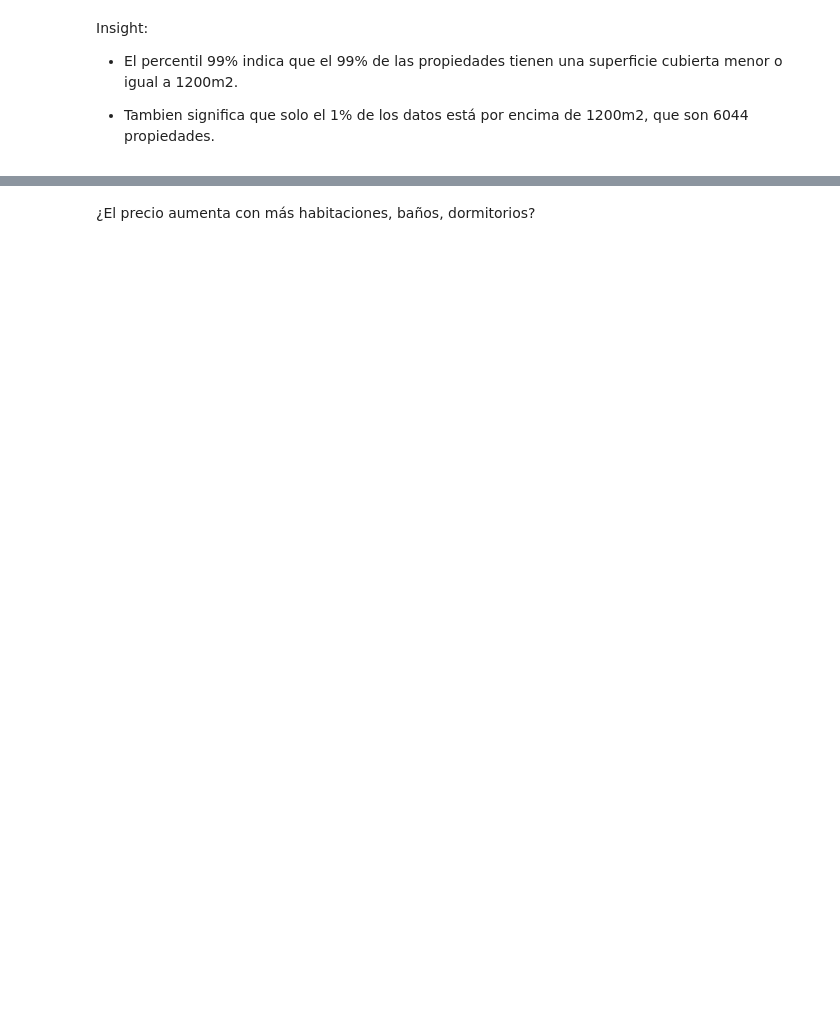
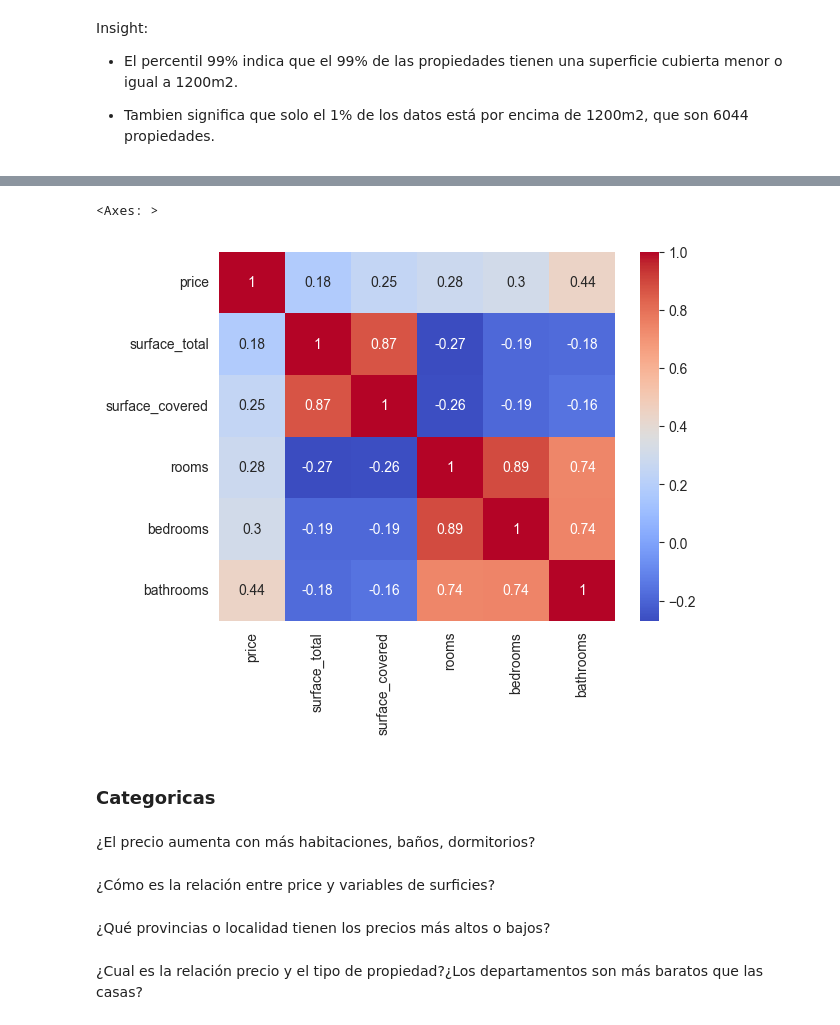
Before and after one commit to fabiola2024/Data_Science-II, a Jupyter notebook: 2_EDA & Visualización/EDA.ipynb, the cells around one changed output, grey strips where cells are left out. Saved outputs shown, nothing was run; the diff lists cells and outputs as text; code cells hidden in the pictures; blank space fills up the shorter version.

```diff
--- a/2_EDA & Visualización/EDA.ipynb
+++ b/2_EDA & Visualización/EDA.ipynb
@@ -652,2 +781,27 @@ Name: count, dtype: int64
+# %%
+def cap_outliers(df, column, lower=0.01, upper=0.99):
+    q_low = df[column].quantile(lower)
+    q_high = df[column].quantile(upper)
+    return df[column].clip(lower=q_low, upper=q_high)
+
+# Aplicás a las variables relevantes:
+for col in ['price', 'surface_total', 'surface_covered', 'rooms', 'bedrooms', 'bathrooms']:
+    data_arg[col] = cap_outliers(data_arg, col)
+# %%
+# Variables que vas a analizar
+numericas = ['price', 'surface_total', 'surface_covered', 'rooms', 'bedrooms', 'bathrooms']
+# %%
+sns.heatmap(data_arg[numericas].corr(method='pearson'), annot=True, cmap='coolwarm')
+# %% [output]
+<Axes: >
+[figure, added]
+# %% [markdown]
+### Categoricas
 # %% [markdown]
 ¿El precio aumenta con más habitaciones, baños, dormitorios?
+# %% [markdown]
+¿Cómo es la relación entre price y variables de surficies?
+# %% [markdown]
+¿Qué provincias o localidad tienen los precios más altos o bajos?
+# %% [markdown]
+¿Cual es la relación precio y el tipo de propiedad?¿Los departamentos son más baratos que las casas?
```
Also changed, not shown: parts of 68 cells of this notebook.
